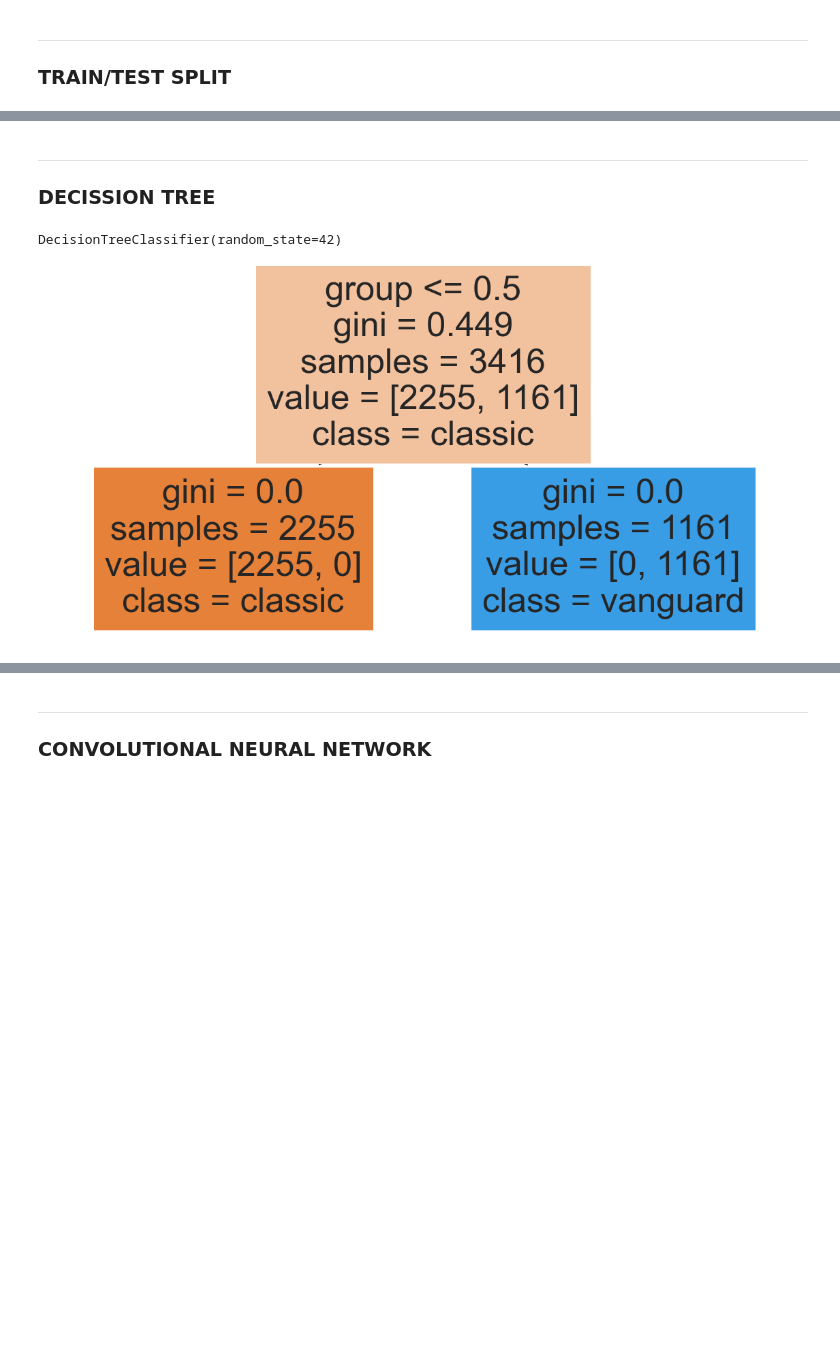
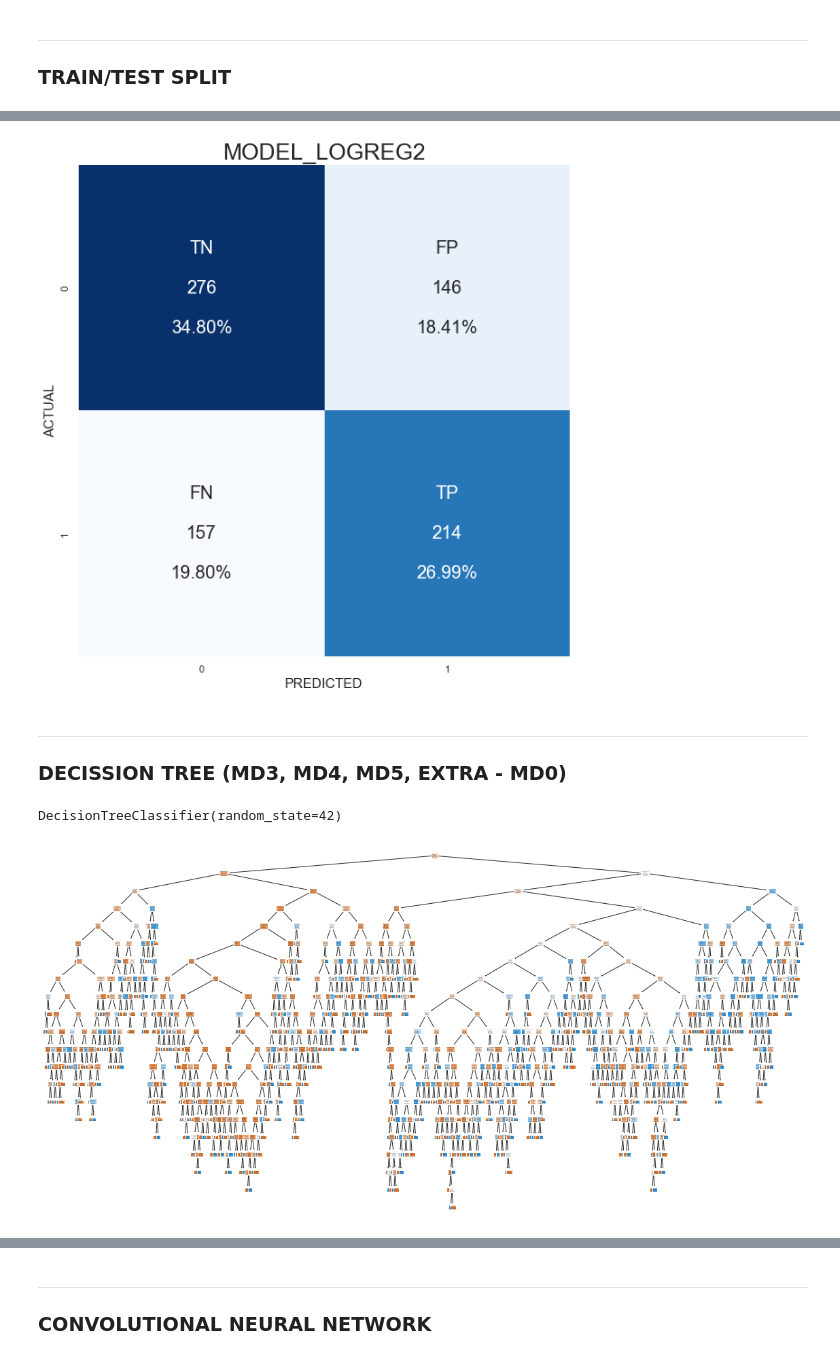
Before and after one commit to mabatalla/Academic-project-Is-this-Picasso, a Jupyter notebook: 03.- Predictions.ipynb, the cells around one changed output, grey strips where cells are left out. Saved outputs shown, nothing was run; the diff lists cells and outputs as text; code cells hidden in the pictures; blank space fills up the shorter version.

```diff
--- a/03.- Predictions.ipynb
+++ b/03.- Predictions.ipynb
@@ -326,6 +288,11 @@ c_matrix_bin(y2_test, preds2)
+# %%
+# Evaluate model_logreg2 performance
+c_matrix_bin('model_logreg2', y2_test, preds2);
+# %% [output]
+[figure, added]
 # %% [markdown]
 ___
-### DECISSION TREE
+### DECISSION TREE (MD3, MD4, MD5, EXTRA - MD0)
 # %%
 # Instance model
 model_tree3 = DecisionTreeClassifier(random_state=42)
@@ -339,20 +306,10 @@ model_tree5.fit(X2_train, y2_train)
 # %% [output]
 DecisionTreeClassifier(random_state=42)
 # %%
-# Tree viz
+# Model_tree3 viz
 plot_tree(model_tree3,
           feature_names=X3_train.columns,
           class_names=artists,
-          filled=True)
-
-plot_tree(model_tree4,
-          feature_names=X4_train.columns,
-          class_names=artists,
-          filled=True)
-
-plot_tree(model_tree5,
-          feature_names=X5_train.columns,
-          class_names=artists,
           filled=True);
 # %% [output]
-[figure, old version]
+[figure, new version]
```
Also changed, not shown: parts of 69 cells of this notebook, 1 other file.
